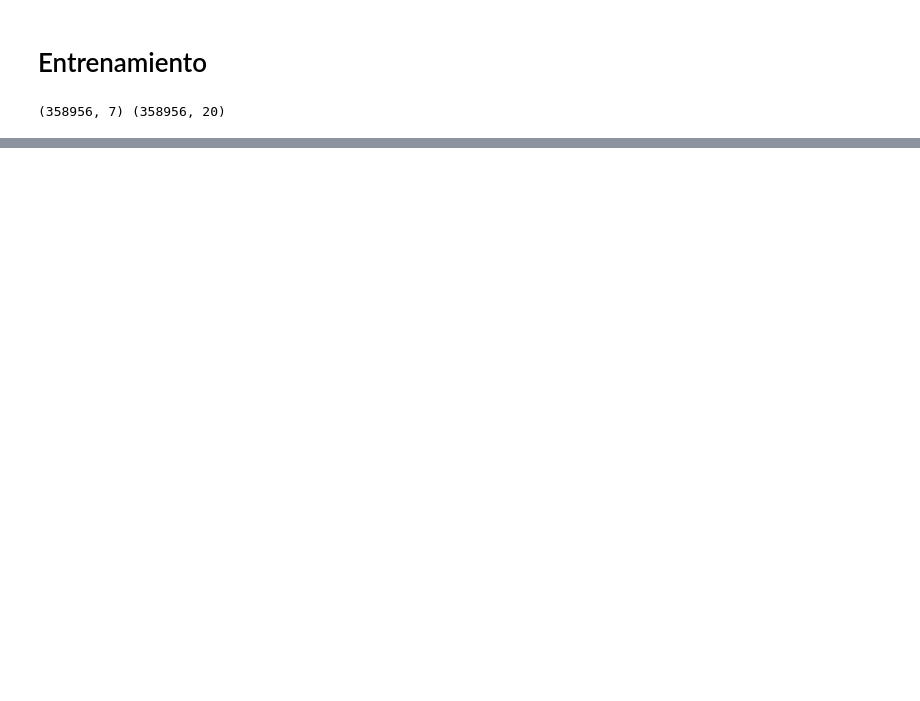
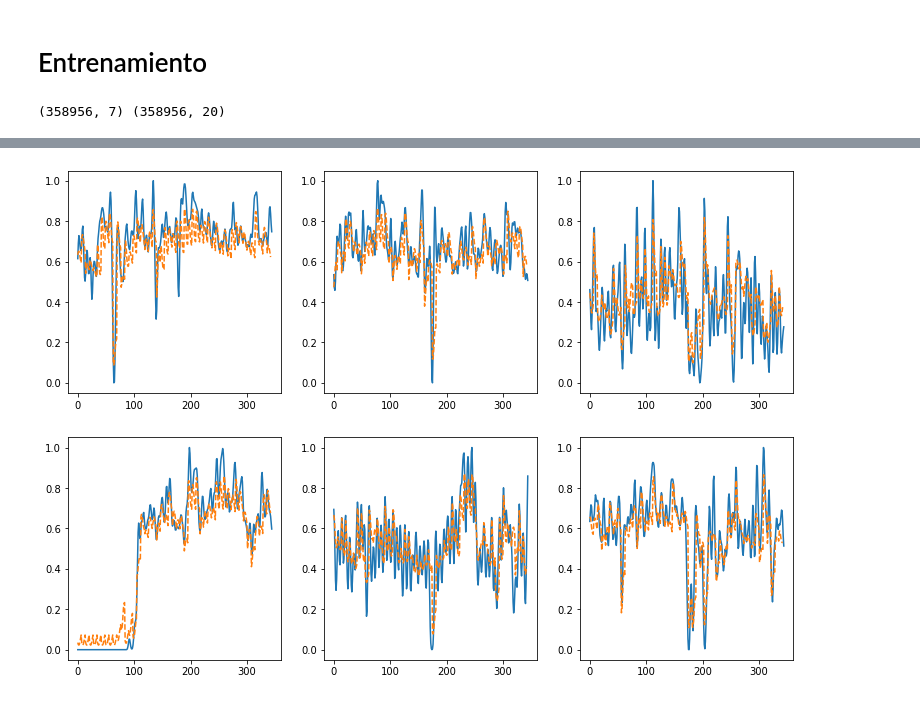
Before and after one commit to Qaraqororum/datatlon_cajamar, a Jupyter notebook: script predicción.ipynb, the cells around one changed output, grey strips where cells are left out. Saved outputs shown, nothing was run; the diff lists cells and outputs as text; code cells hidden in the pictures; blank space fills up the shorter version.

```diff
--- a/script predicción.ipynb
+++ b/script predicción.ipynb
@@ -294,0 +358,6 @@ def predict_norm(model,datos):
+# %%
+#esto es repetir lo del clustering
+consumo_g=[]
+for i in range(1,5):
+  consumo_g.append(consumo[ind==i])
+  print(consumo_g[i-1].shape)
@@ -294,0 +369,12 @@ def predict_norm(model,datos):
+# %%
+#separamos los datos en train y test
+consumo_train,consumo_test= train_test_split(consumo_g[1],test_size=0.2)
+
+inputs_train,outputs_train=window(consumo_train,20,7,extras)
+print(inputs_train.shape,outputs_train.shape) #(365-20-7)*2747
+
+x_train,x_val,y_train,y_val= train_test_split(inputs_train,outputs_train,test_size=0.2)
+print(x_train.shape,x_val.shape,y_train.shape,y_val.shape)
+
+#para testear
+inputs_test,outputs_test=window(consumo_test,20,7,extras)
@@ -294,0 +386,12 @@ def predict_norm(model,datos):
+# %%
+
+#creamos NN con LSTMs
+input=tf.keras.layers.Input(shape=[20,4])
+x=tf.keras.layers.LSTM(60,return_sequences=True)(input)
+x=tf.keras.layers.LSTM(20,return_sequences=False)(x)
+x=tf.keras.layers.Dense(100,activation="relu")(x)
+x=tf.keras.layers.Dense(50,activation="relu",kernel_regularizer="l2")(x)
+x=tf.keras.layers.Dense(7,activation="relu",kernel_regularizer="l2")(x)
+
+model=tf.keras.Model(input,x)
+model.summary()
@@ -294,0 +416,4 @@ def predict_norm(model,datos):
+# %%
+#la entrenamos
+model.compile(optimizer="adam",loss="mse")
+hist=model.fit(x_train,y_train,validation_data=(x_val,y_val),epochs=20,batch_size=128,validation_split=0.2)
@@ -294,0 +432,12 @@ def predict_norm(model,datos):
+# %%
+#veamos los resultados
+plt.figure(figsize=(13,9))
+for i,m in enumerate([23,4,76,2,1,65]):
+  plt.subplot(2,3,i+1)
+  a=pred_model3(model,consumo_test[m],7,extras)
+  a.shape
+  a=a.flatten()
+  plt.plot(consumo_test[m][20:])
+  plt.plot(a,"--")
+# %% [output]
+[figure, added]
```
Also changed, not shown: parts of 30 cells of this notebook.
